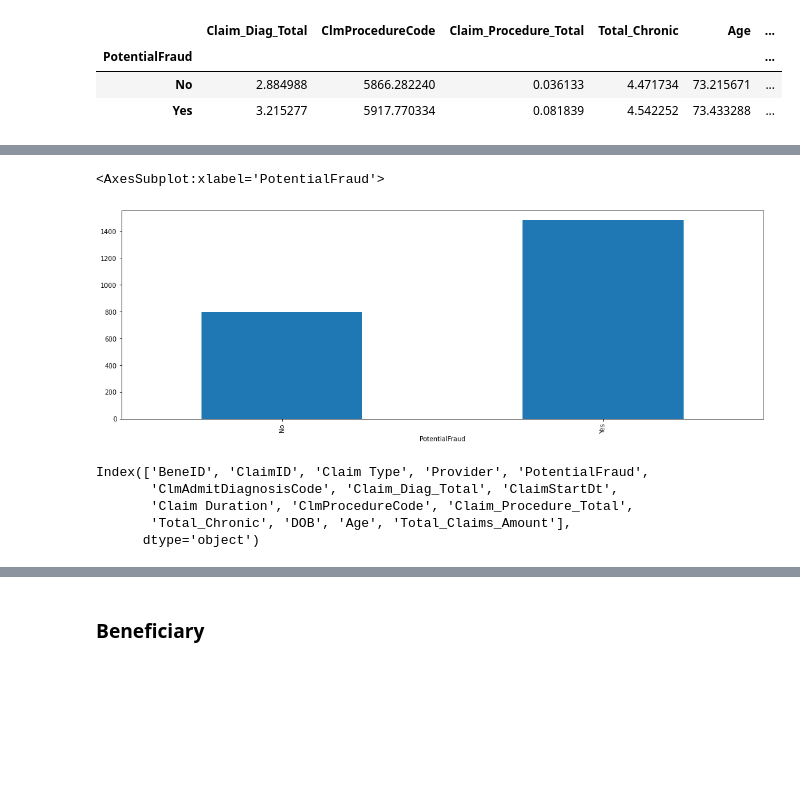
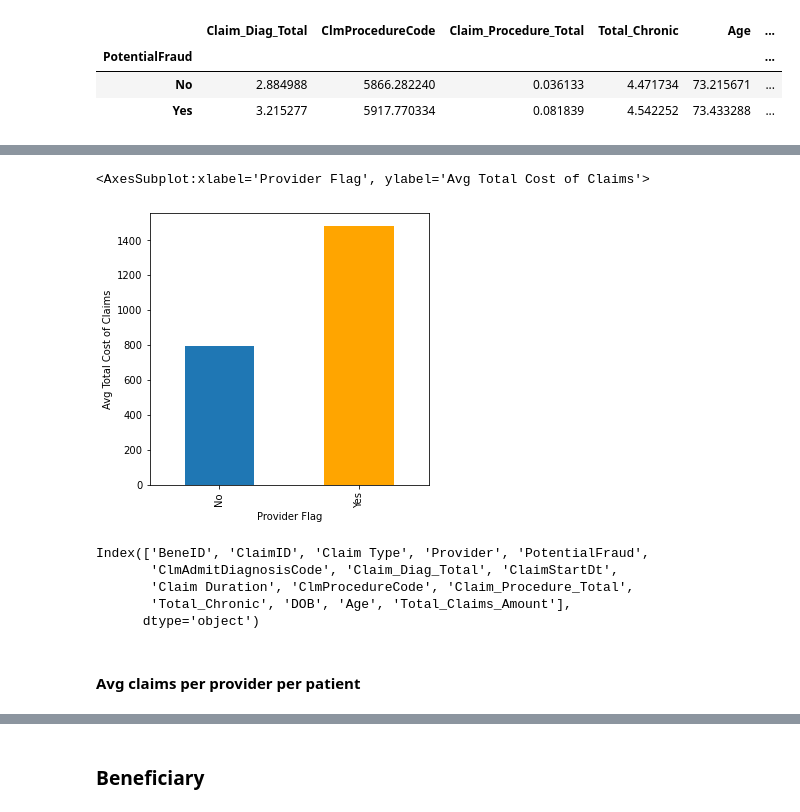
Before and after one commit to hedgekim/Healthcare-Fraud, a Jupyter notebook: Healthcare Fraud.ipynb, the cells around one changed output, grey strips where cells are left out. Saved outputs shown, nothing was run; the diff lists cells and outputs as text; code cells hidden in the pictures; blank space fills up the shorter version.

```diff
--- a/Healthcare Fraud.ipynb
+++ b/Healthcare Fraud.ipynb
@@ -247,7 +249,8 @@ memory usage: 7.1+ MB
 # %% [markdown]
 #### Do potential fraud providers charge more claims?
 # %%
-import seaborn as sns
+# import seaborn as sns
+rcParams['figure.figsize'] = 12, 6
 sns.scatterplot('Total_Chronic', 'Total_Claims_Amount', data=inpatient, hue='PotentialFraud')
 # %% [output]
 <AxesSubplot:xlabel='Total_Chronic', ylabel='Total_Claims_Amount'>
@@ -506,9 +520,9 @@ patient.groupby(['PotentialFraud'])['Claim_Procedure_Total'].mean().plot.bar()
 # %%
 #Avg Claims Amount
-patient.groupby(['PotentialFraud'])['Total_Claims_Amount'].mean().plot.bar()
+patient.groupby(['PotentialFraud'])['Total_Claims_Amount'].mean().plot.bar(figsize=(5,5), color=['#1f77b4', 'orange'], xlabel='Provider Flag', ylabel='Avg Total Cost of Claims')
 # %% [output]
-<AxesSubplot:xlabel='PotentialFraud'>
+<AxesSubplot:xlabel='Provider Flag', ylabel='Avg Total Cost of Claims'>
-[figure, old version]
+[figure, new version]
 # %%
 patient.columns
 # %% [output]
@@ -517,3 +531,5 @@ Index(['BeneID', 'ClaimID', 'Claim Type', 'Provider', 'PotentialFraud',
        'Claim Duration', 'ClmProcedureCode', 'Claim_Procedure_Total',
        'Total_Chronic', 'DOB', 'Age', 'Total_Claims_Amount'],
       dtype='object')
+# %% [markdown]
+#### Avg claims per provider per patient
```
Also changed, not shown: parts of 16 cells of this notebook, 3 other files.
